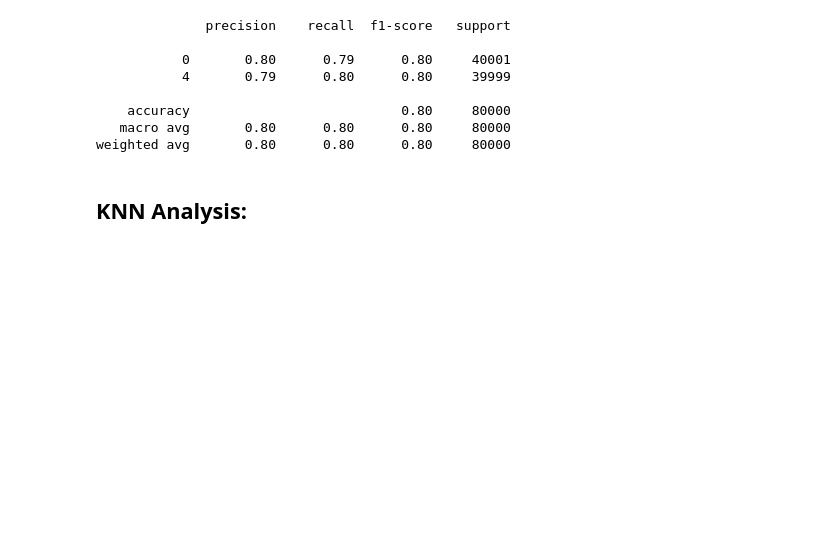
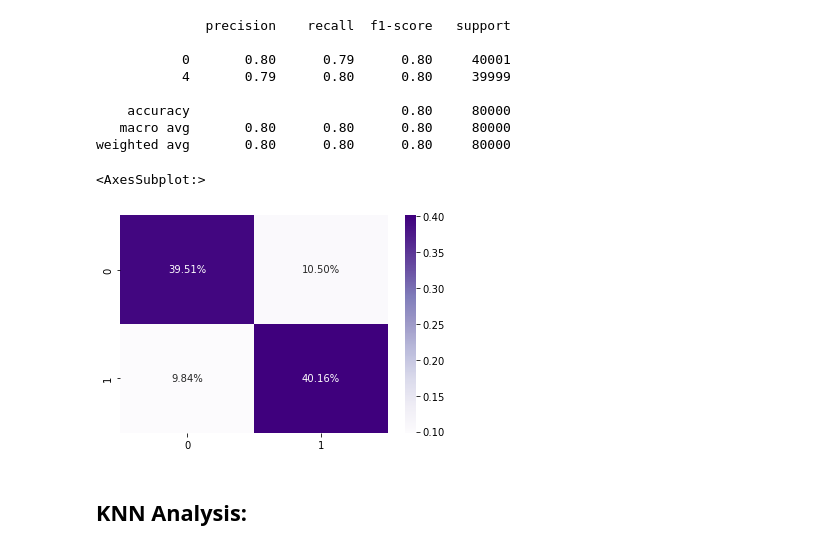
Before and after one commit to karsharma10/Machine_Learning_Sentiment_Analysis, a Jupyter notebook: project.ipynb, the cells around one changed output. Saved outputs shown, nothing was run; the diff lists cells and outputs as text; code cells hidden in the pictures; blank space fills up the shorter version.

```diff
--- a/project.ipynb
+++ b/project.ipynb
@@ -344,6 +343,13 @@ print(classification_report(y_test, y_pred))
     accuracy                           0.80     80000
    macro avg       0.80      0.80      0.80     80000
 weighted avg       0.80      0.80      0.80     80000
+# %%
+cmatrix = metrics.confusion_matrix(y_test, y_pred)
+sns.heatmap((cmatrix/np.sum(cmatrix)), annot=True,
+            fmt='.2%', cmap='Purples')
+# %% [output]
+<AxesSubplot:>
+[figure, added]
 # %% [markdown]
 ## KNN Analysis:
 # %%
```
Also changed, not shown: parts of 4 cells of this notebook.
